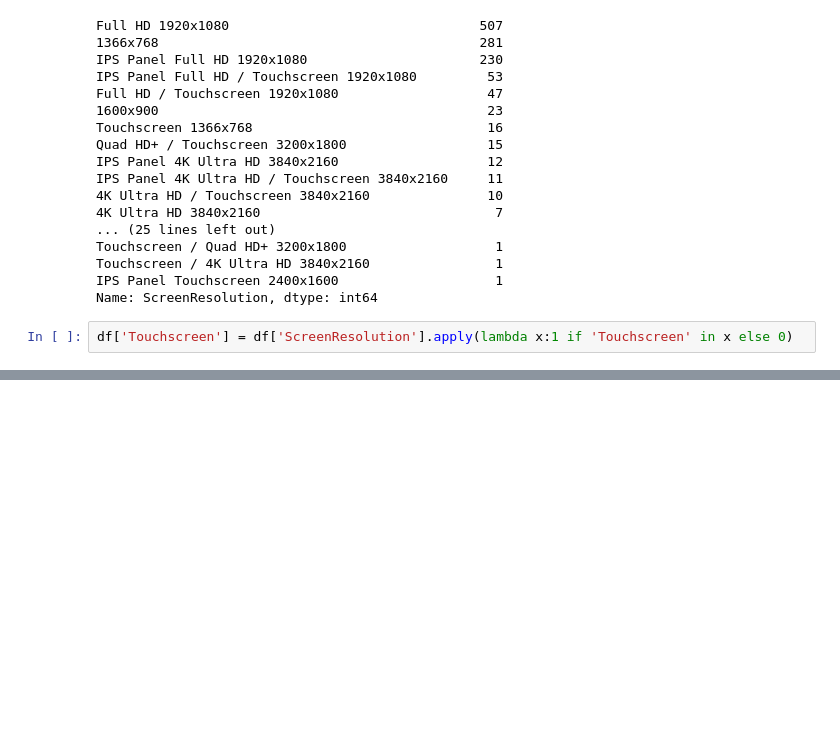
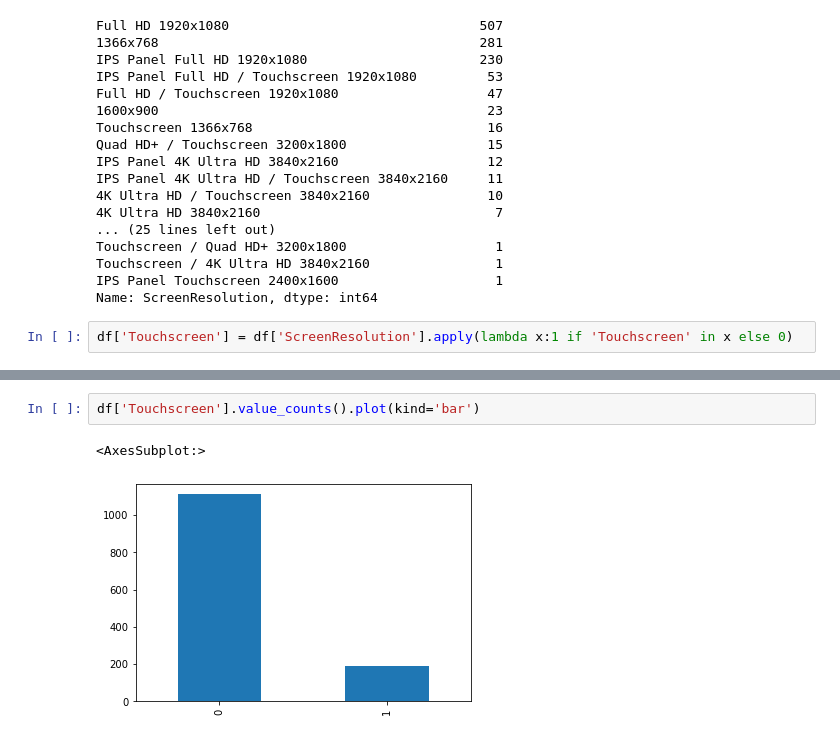
Before and after one commit to isha64/laptop-price-prediction, a Jupyter notebook: laptop-price-prediction.ipynb, the cells around one changed output, grey strips where cells are left out. Cells and saved outputs as stored; diff of their text form; blank space fills up the shorter version.

```diff
--- a/laptop-price-prediction.ipynb
+++ b/laptop-price-prediction.ipynb
@@ -176,3 +176,8 @@ df.sample(5)
 | 227 | Asus | Notebook | 15.6 | Full HD 1920x1080 | Intel Core i5 7200U 2.5GHz | 8 | 256GB SSD | Nvidia GeForce 920MX | Windows 10 | 2.00 | ... |
 | 18 | Lenovo | Notebook | 15.6 | Full HD 1920x1080 | Intel Core i3 7100U 2.4GHz | 8 | 1TB HDD | Nvidia GeForce 940MX | No OS | 2.20 | ... |
 | 927 | HP | Notebook | 15.6 | Full HD 1920x1080 | Intel Core i5 6200U 2.3GHz | 8 | 256GB SSD | Intel HD Graphics 520 | Windows 10 | 2.31 | ... |
+# %%
+df['Touchscreen'].value_counts().plot(kind='bar')
+# %% [output]
+<AxesSubplot:>
+[figure, added]
```
Also changed, not shown: parts of 11 cells of this notebook.
